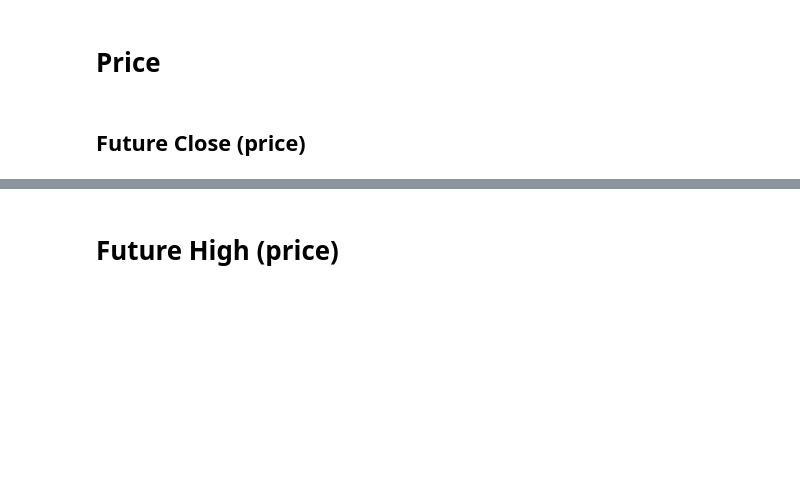
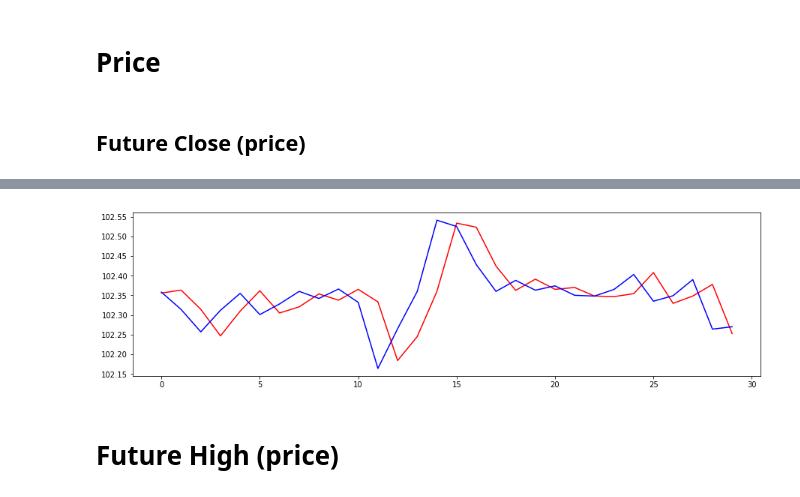
Before and after one commit to prophetai/stock_prophets, a Jupyter notebook: Notebooks/FX.ipynb, the cells around one changed output, grey strips where cells are left out. Cells and saved outputs as stored; diff of their text form; code cells hidden in the pictures; blank space fills up the shorter version.

```diff
--- a/Notebooks/FX.ipynb
+++ b/Notebooks/FX.ipynb
@@ -587,22 +613,24 @@ None
 # %%
 ## LINREG (price)
 
 lr_fc = linreg(X_train, y_train)
 #print(lr_fc.summary())
 plt.figure(figsize=(15,4))
 plt.plot(range(len(y_test[:30])),lr_fc.predict(X_test[:30]), color='r')
 plt.plot(range(len(y_test[:30])),y_test[:30], color='b')
 plt.show()
 
 ### RNN (price)
 
-nn_fc = rnn_reg(X_train, y_train, bs=512, epcs=25)
-print(nn_fc.summary())
-plt.figure(figsize=(15,4))
-X_test = np.reshape(X_test, (X_test.shape[0], 1, X_test.shape[1]))
-plt.plot(range(len(y_test[:30])),nn_fc.predict(X_test[:30]), color='r')
-plt.plot(range(len(y_test[:30])),y_test[:30], color='b')
-plt.show()
+#nn_fc = rnn_reg(X_train, y_train, bs=512, epcs=25)
+#print(nn_fc.summary())
+#plt.figure(figsize=(15,4))
+#X_test = np.reshape(X_test, (X_test.shape[0], 1, X_test.shape[1]))
+#plt.plot(range(len(y_test[:30])),nn_fc.predict(X_test[:30]), color='r')
+#plt.plot(range(len(y_test[:30])),y_test[:30], color='b')
+#plt.show()
+# %% [output]
+[figure, added]
 # %% [markdown]
 # Future High (price)
 # %%
```
Also changed, not shown: parts of 29 cells of this notebook.
